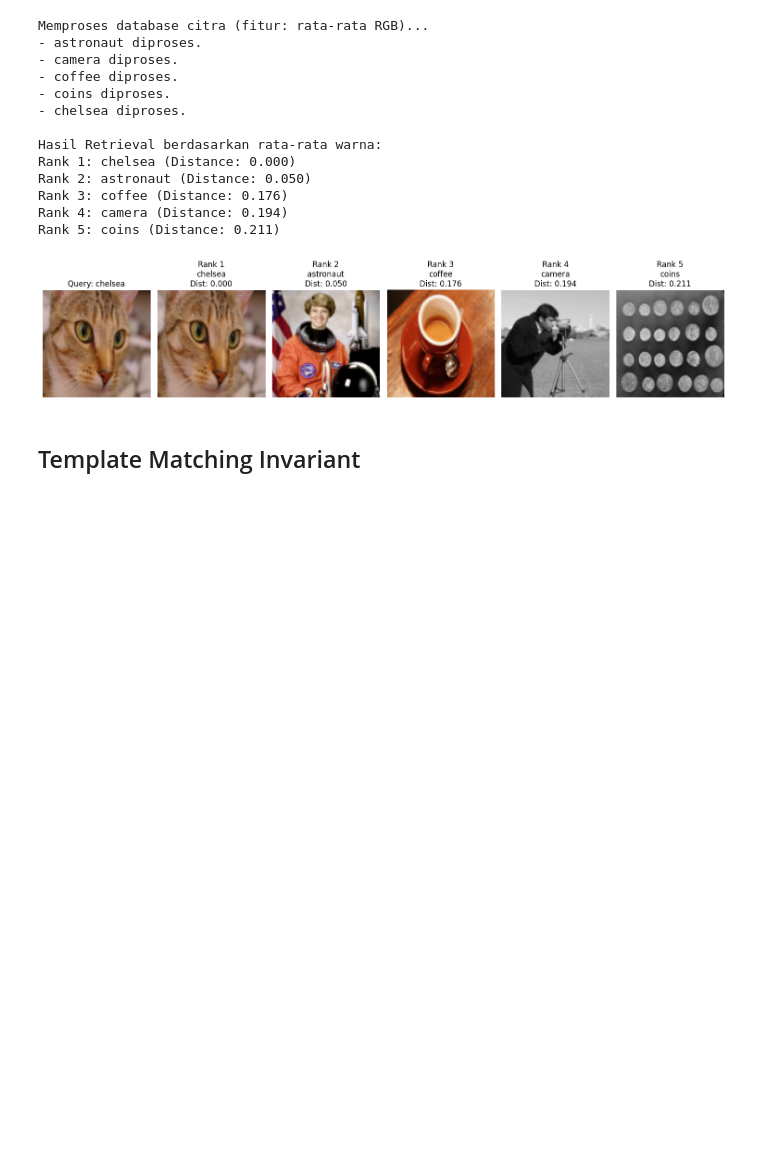
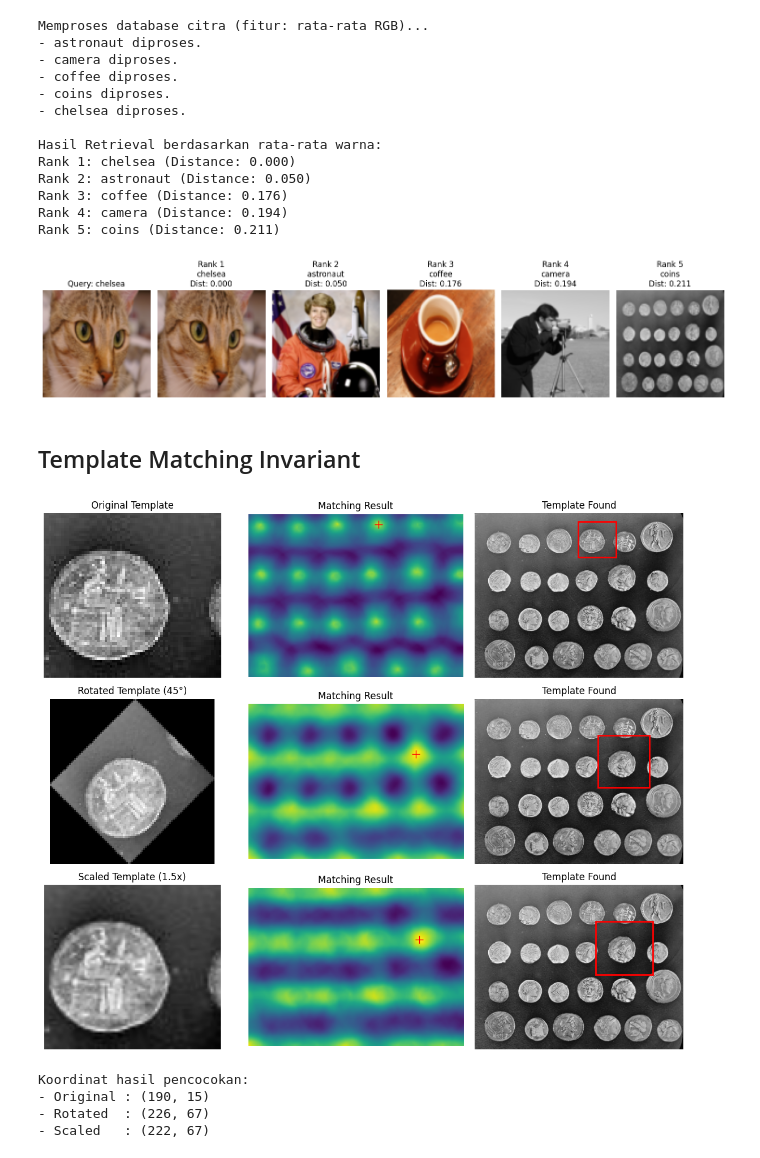
Before and after one commit to Rahmalyana/2025-Pengolahan-Citra, a Jupyter notebook: Jobsheet_5.ipynb, the cells around one changed output. Saved outputs shown, nothing was run; the diff lists cells and outputs as text; code cells hidden in the pictures; blank space fills up the shorter version.

```diff
--- a/Jobsheet_5.ipynb
+++ b/Jobsheet_5.ipynb
@@ -468,3 +468,77 @@ Rank 5: coins (Distance: 0.211)
 [figure]
 # %% [markdown]
 ## Template Matching Invariant
+# %%
+import numpy as np
+import matplotlib.pyplot as plt
+from skimage import data
+from skimage.feature import match_template
+from skimage.transform import rotate, rescale
+from skimage.util import img_as_float
+
+# 1. Muat citra target dan template
+image = img_as_float(data.coins())  # ubah ke float untuk transformasi
+template = image[15:80, 190:260]
+
+# 2. Ubah template:
+#    a. Rotasi template 45 derajat
+template_rotated = rotate(template, angle=45, resize=True)
+
+#    b. Perbesar template 1.5x
+template_scaled = rescale(template, scale=1.5, anti_aliasing=True)
+
+# 3. Matching template asli, rotasi, dan skala
+result_original = match_template(image, template)
+result_rotated = match_template(image, template_rotated)
+result_scaled = match_template(image, template_scaled)
+
+# 4. Temukan koordinat pencocokan tertinggi
+def find_best_match(result):
+    ij = np.unravel_index(np.argmax(result), result.shape)
+    return ij[::-1]  # kembalikan (x, y)
+
+x_o, y_o = find_best_match(result_original)
+x_r, y_r = find_best_match(result_rotated)
+x_s, y_s = find_best_match(result_scaled)
+
+# 5. Visualisasi hasil matching
+fig, axes = plt.subplots(3, 3, figsize=(12, 10))
+
+templates = [template, template_rotated, template_scaled]
+results = [result_original, result_rotated, result_scaled]
+titles = ['Original Template', 'Rotated Template (45°)', 'Scaled Template (1.5x)']
+coords = [(x_o, y_o), (x_r, y_r), (x_s, y_s)]
+
+for i in range(3):
+    # Gambar template
+    axes[i][0].imshow(templates[i], cmap='gray')
+    axes[i][0].set_title(titles[i])
+    axes[i][0].axis('off')
+
+    # Heatmap result
+    axes[i][1].imshow(results[i], cmap='viridis')
+    axes[i][1].plot(coords[i][0], coords[i][1], 'r+', markersize=10)
+    axes[i][1].set_title('Matching Result')
+    axes[i][1].axis('off')
+
+    # Citra asli + kotak deteksi
+    axes[i][2].imshow(image, cmap='gray')
+    h, w = templates[i].shape
+    rect = plt.Rectangle(coords[i], w, h, edgecolor='r', facecolor='none', lw=2)
+    axes[i][2].add_patch(rect)
+    axes[i][2].set_title('Template Found')
+    axes[i][2].axis('off')
+
+plt.tight_layout()
+plt.show()
+
+print(f"Koordinat hasil pencocokan:")
+print(f"- Original : ({x_o}, {y_o})")
+print(f"- Rotated  : ({x_r}, {y_r})")
+print(f"- Scaled   : ({x_s}, {y_s})")
+# %% [output]
+[figure, added]
+Koordinat hasil pencocokan:
+- Original : (190, 15)
+- Rotated  : (226, 67)
+- Scaled   : (222, 67)
```
